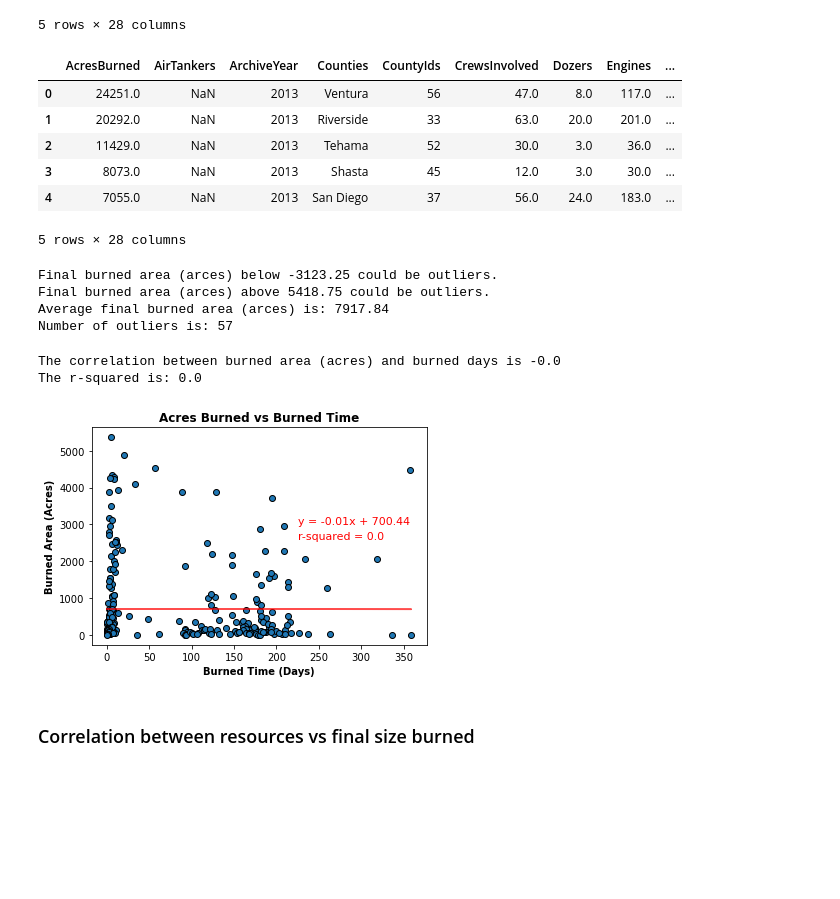
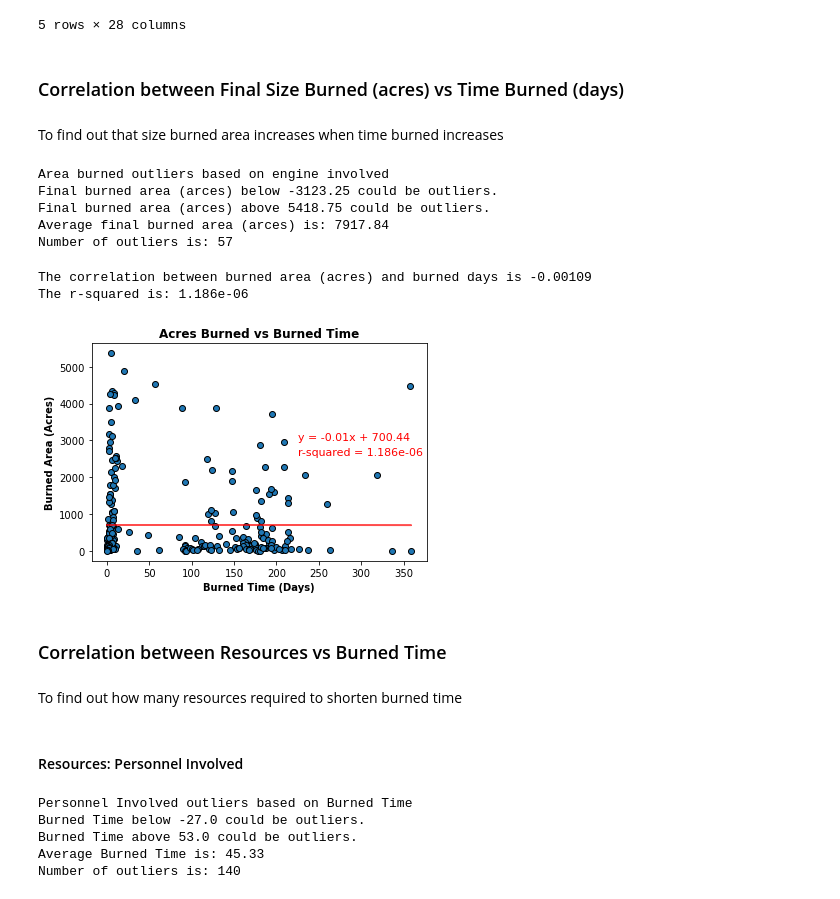
Before and after one commit to jump8621/data-project-I, a Jupyter notebook: ab/correlation/correlation.ipynb, the cells around one changed output. Cells and saved outputs as stored; diff of their text form; code cells hidden in the pictures; blank space fills up the shorter version.

```diff
--- a/ab/correlation/correlation.ipynb
+++ b/ab/correlation/correlation.ipynb
@@ -38,14 +33,3 @@ final_burned_df.head()
 | 3 | 8073.0 | NaN | 2013 | Shasta | 45 | 12.0 | 3.0 | 30.0 | ... |
 | 4 | 7055.0 | NaN | 2013 | San Diego | 37 | 56.0 | 24.0 | 183.0 | ... |
 5 rows × 28 columns
-# %%
-final_burned_df = major_fire_df.drop_duplicates(subset=['UniqueId', 'Days Burned','AcresBurned'])
-final_burned_df.head()
-# %% [output]
-|  | AcresBurned | AirTankers | ArchiveYear | Counties | CountyIds | CrewsInvolved | Dozers | Engines | ... |
-| 0 | 24251.0 | NaN | 2013 | Ventura | 56 | 47.0 | 8.0 | 117.0 | ... |
-| 1 | 20292.0 | NaN | 2013 | Riverside | 33 | 63.0 | 20.0 | 201.0 | ... |
-| 2 | 11429.0 | NaN | 2013 | Tehama | 52 | 30.0 | 3.0 | 36.0 | ... |
-| 3 | 8073.0 | NaN | 2013 | Shasta | 45 | 12.0 | 3.0 | 30.0 | ... |
-| 4 | 7055.0 | NaN | 2013 | San Diego | 37 | 56.0 | 24.0 | 183.0 | ... |
-5 rows × 28 columns
@@ -52,7 +42,11 @@ final_burned_df.head()
+# %% [markdown]
+### Correlation between Final Size Burned (acres) vs Time Burned (days)
+# %% [markdown]
+To find out that size burned area increases when time burned increases
 # %%
 # Calculate the IQR and quantitatively determine if there are any potential outliers.
+area = final_burned_df.loc[final_burned_df['Days Burned']>=0, 'AcresBurned']
 days = final_burned_df.loc[final_burned_df['Days Burned']>=0, 'Days Burned']
-area = final_burned_df.loc[final_burned_df['Days Burned']>=0, 'AcresBurned']
 
 # Calculate the IQR and quantitatively
 area_quartiles = area.quantile([0.25,0.5,0.75])
@@ -67,11 +61,13 @@ area_upper_bound = area_upperq + (1.5*area_iqr)
 area_outliers = area.loc[(area < area_lower_bound) | (area > area_upper_bound)]
 
 # Print out the result
+print(f'Area burned outliers based on engine involved')
 print(f"Final burned area (arces) below {round(area_lower_bound,2)} could be outliers.")
 print(f"Final burned area (arces) above {round(area_upper_bound,2)} could be outliers.")
 print(f"Average final burned area (arces) is: {round(area_mean,2)}")
 print(f"Number of outliers is: {area_outliers.count()}")
 # %% [output]
+Area burned outliers based on engine involved
 Final burned area (arces) below -3123.25 could be outliers.
 Final burned area (arces) above 5418.75 could be outliers.
 Average final burned area (arces) is: 7917.84
@@ -82,44 +78,77 @@ area_x_values = days.drop(area_outliers.index)
 area_y_values = area.drop(area_outliers.index)
 
 # Calculate the correlation
-area_correlation = round(st.pearsonr(area_x_values, area_y_values)[0],2)
+area_correlation = round(st.pearsonr(area_x_values, area_y_values)[0],5)
 print(f"The correlation between burned area (acres) and burned days is {area_correlation}")
 
 # Calculate linear regression values
 (area_slope, area_intercept, area_rvalue, area_pvalue, area_stderr) = st.linregress(area_x_values, area_y_values)
 
 # Calculate r-squared
-area_r_squared = round(area_rvalue**2,2)
+area_r_squared = round(area_rvalue**2,9)
 print(f"The r-squared is: {area_r_squared}")
 
 # y = mx + b
 area_regress_values = area_x_values * area_slope + area_intercept
 area_line_eq = "y = " + str(round(area_slope,2)) + "x + " + str(round(area_intercept,2))
 
 # Gernerate scatter chart with liner regression line, equation of line, r-squared value
 plt.scatter(area_x_values, area_y_values, edgecolors='black')
 plt.plot(area_x_values,area_regress_values, color='r', alpha=0.7)
 
 # Plot the Annotation in the graph
 plt.annotate(area_line_eq,(225,3000), fontsize=11, color="red")
 plt.annotate(f'r-squared = {area_r_squared}', (225,2600), fontsize=11, color="red")
 
 # Define title and x/y labels
 plt.title('Acres Burned vs Burned Time', fontweight='bold')
 plt.xlabel('Burned Time (Days)', fontweight='bold')
 plt.ylabel('Burned Area (Acres)', fontweight='bold')
 
 # Save box plot graph to Images folder
 plt.savefig('../Images/day_area.png')
 
 # Present the box plot chart
 plt.show()
 
 # To close pyplot
 plt.close()
 # %% [output]
-The correlation between burned area (acres) and burned days is -0.0
-The r-squared is: 0.0
+The correlation between burned area (acres) and burned days is -0.00109
+The r-squared is: 1.186e-06
-[figure, old version]
+[figure, new version]
 # %% [markdown]
-### Correlation between resources vs final size burned
+### Correlation between Resources vs Burned Time
+# %% [markdown]
+To find out how many resources required to shorten burned time
+# %% [markdown]
+#### Resources: Personnel Involved
+# %%
+#Discover wheather personnel involved has relation to burned time
+per_inv_t = per_inv_df.loc[per_inv_df['Days Burned']>=0, 'PersonnelInvolved']
+pt_days = per_inv_df.loc[per_inv_df['Days Burned']>=0, 'Days Burned']
+
+# Calculate the IQR and quantitatively
+pt_quartiles = pt_days.quantile([0.25,0.5,0.75])
+pt_lowerq = pt_quartiles[0.25]
+pt_upperq = pt_quartiles[0.75]
+pt_mean = pt_days.mean()
+pt_iqr = pt_upperq-pt_lowerq
+pt_lower_bound = pt_lowerq - (1.5*pt_iqr)
+pt_upper_bound = pt_upperq + (1.5*pt_iqr)
+
+# Determine outliers using upper and lower bounds
+pt_outliers = per_inv_t.loc[(per_inv_t < pt_lower_bound) | (per_inv_t > pt_upper_bound)]
+
+# Print out the result
+print(f'Personnel Involved outliers based on Burned Time')
+print(f"Burned Time below {round(pt_lower_bound,2)} could be outliers.")
+print(f"Burned Time above {round(pt_upper_bound,2)} could be outliers.")
+print(f"Average Burned Time is: {round(pt_mean,2)}")
+print(f"Number of outliers is: {pt_outliers.count()}")
+# %% [output]
+Personnel Involved outliers based on Burned Time
+Burned Time below -27.0 could be outliers.
+Burned Time above 53.0 could be outliers.
+Average Burned Time is: 45.33
+Number of outliers is: 140
```
Also changed, not shown: parts of 21 cells of this notebook, 7 other files.
